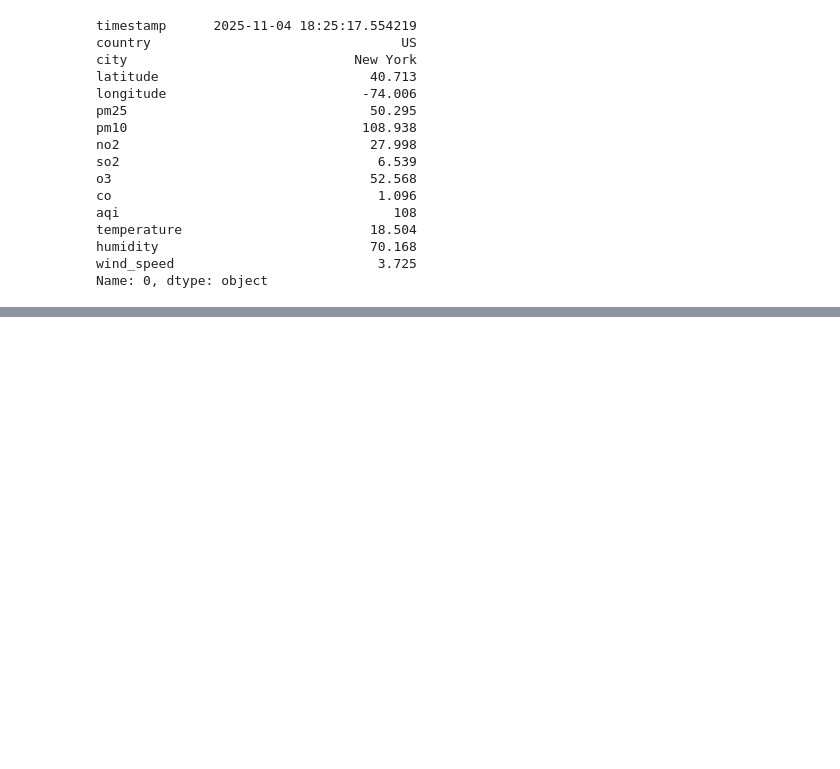
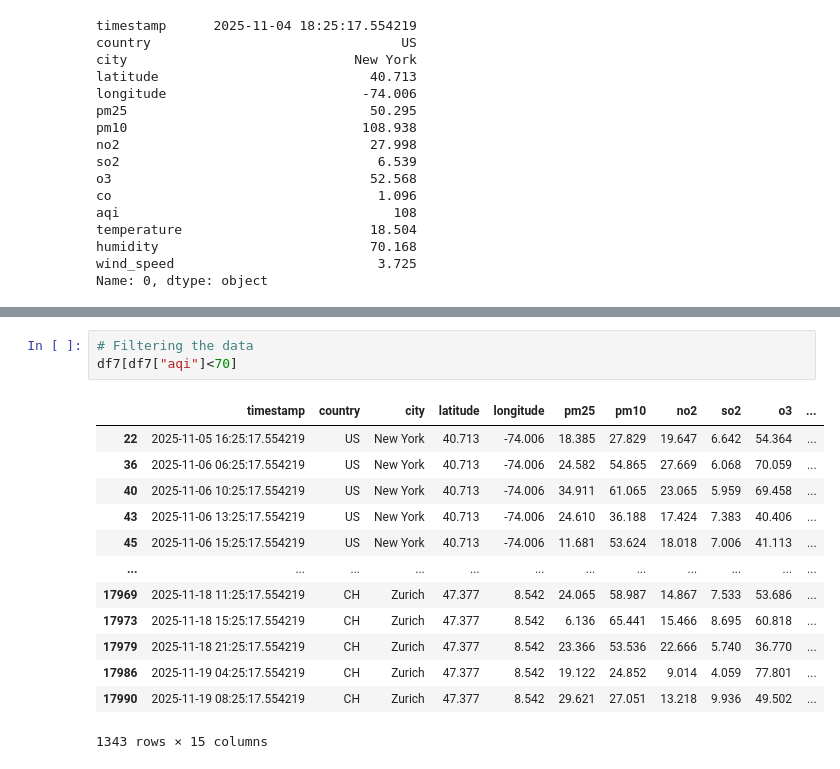
Before and after one commit to SWAPNILVERMA108/AIML, a Jupyter notebook: Pandas_Tutorials.ipynb, the cells around one changed output, grey strips where cells are left out. Saved outputs shown, nothing was run; the diff lists cells and outputs as text; blank space fills up the shorter version.

```diff
--- a/Pandas_Tutorials.ipynb
+++ b/Pandas_Tutorials.ipynb
@@ -314,0 +380,17 @@ Name: 0, dtype: object
+# %%
+# Filtering the data
+df7[df7["aqi"]<70]
+# %% [output]
+|  | timestamp | country | city | latitude | longitude | pm25 | pm10 | no2 | so2 | o3 | ... |
+| 22 | 2025-11-05 16:25:17.554219 | US | New York | 40.713 | -74.006 | 18.385 | 27.829 | 19.647 | 6.642 | 54.364 | ... |
+| 36 | 2025-11-06 06:25:17.554219 | US | New York | 40.713 | -74.006 | 24.582 | 54.865 | 27.669 | 6.068 | 70.059 | ... |
+| 40 | 2025-11-06 10:25:17.554219 | US | New York | 40.713 | -74.006 | 34.911 | 61.065 | 23.065 | 5.959 | 69.458 | ... |
+| 43 | 2025-11-06 13:25:17.554219 | US | New York | 40.713 | -74.006 | 24.610 | 36.188 | 17.424 | 7.383 | 40.406 | ... |
+| 45 | 2025-11-06 15:25:17.554219 | US | New York | 40.713 | -74.006 | 11.681 | 53.624 | 18.018 | 7.006 | 41.113 | ... |
+| ... | ... | ... | ... | ... | ... | ... | ... | ... | ... | ... | ... |
+| 17969 | 2025-11-18 11:25:17.554219 | CH | Zurich | 47.377 | 8.542 | 24.065 | 58.987 | 14.867 | 7.533 | 53.686 | ... |
+| 17973 | 2025-11-18 15:25:17.554219 | CH | Zurich | 47.377 | 8.542 | 6.136 | 65.441 | 15.466 | 8.695 | 60.818 | ... |
+| 17979 | 2025-11-18 21:25:17.554219 | CH | Zurich | 47.377 | 8.542 | 23.366 | 53.536 | 22.666 | 5.740 | 36.770 | ... |
+| 17986 | 2025-11-19 04:25:17.554219 | CH | Zurich | 47.377 | 8.542 | 19.122 | 24.852 | 9.014 | 4.059 | 77.801 | ... |
+| 17990 | 2025-11-19 08:25:17.554219 | CH | Zurich | 47.377 | 8.542 | 29.621 | 27.051 | 13.218 | 9.936 | 49.502 | ... |
+1343 rows × 15 columns
```
Also changed, not shown: parts of 15 cells of this notebook, 1 other file.
